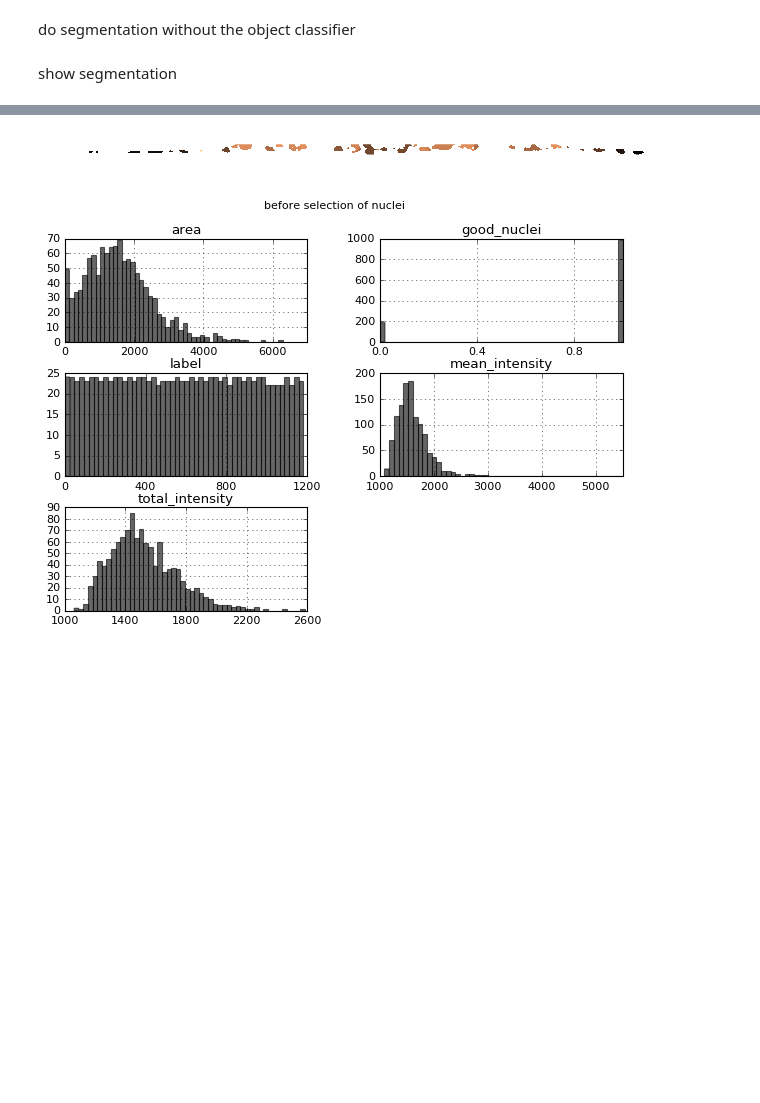
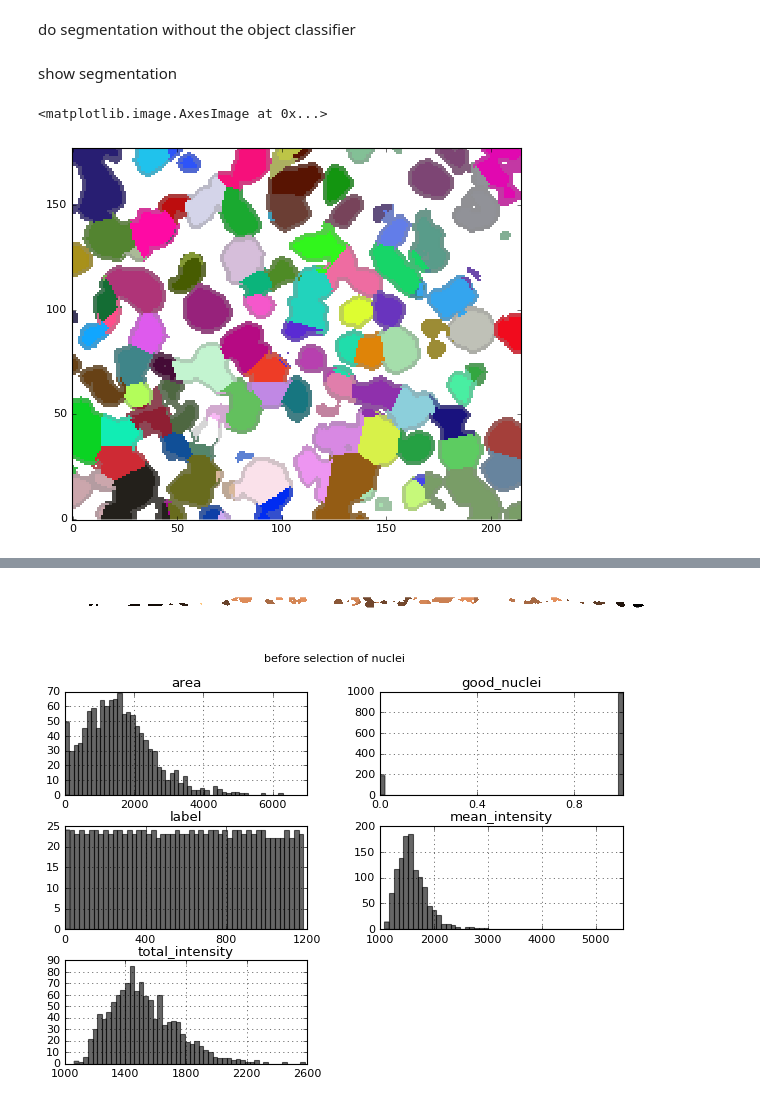
Before and after one commit to jjmetzger/stemcell_segmentation, a Jupyter notebook: watershed3d.ipynb, the cells around one changed output, grey strips where cells are left out. Drawn from its saved outputs; the diff is of its cells as text; code cells hidden in the pictures; blank space fills up the shorter version.

```diff
--- a/watershed3d.ipynb
+++ b/watershed3d.ipynb
@@ -35,2 +36,16 @@ w.segment(sigma=(1,3,3), min_distance=1, compactness=0.1, opensize_small_objects
 # %% [markdown]
 show segmentation
+# %%
+cmap, cmapd = watershed3d.random_cmap(seed=123, return_darker=1)
+z=25
+imshow(np.ma.masked_equal(w.labels_cyto[z],0), cmap=cmapd)
+imshow(np.ma.masked_equal(w.ws[z],0), cmap=cmap)
+
+# figure()
+# imshow(np.ma.masked_equal(w.labels_cyto[20], 1), cmap=cmap)
+# figure()
+# imshow(w.labels_cyto[20], cmap=watershed3d.random_cmap(seed=123))
+# imshow(np.ma.masked_where(w.labels_cyto[20]==0,w.labels_cyto[20]), cmap=watershed3d.random_cmap(seed=123))
+# %% [output]
+<matplotlib.image.AxesImage at 0x...>
+[figure, added]
```
Also changed, not shown: parts of 7 cells of this notebook, 1 other file.
